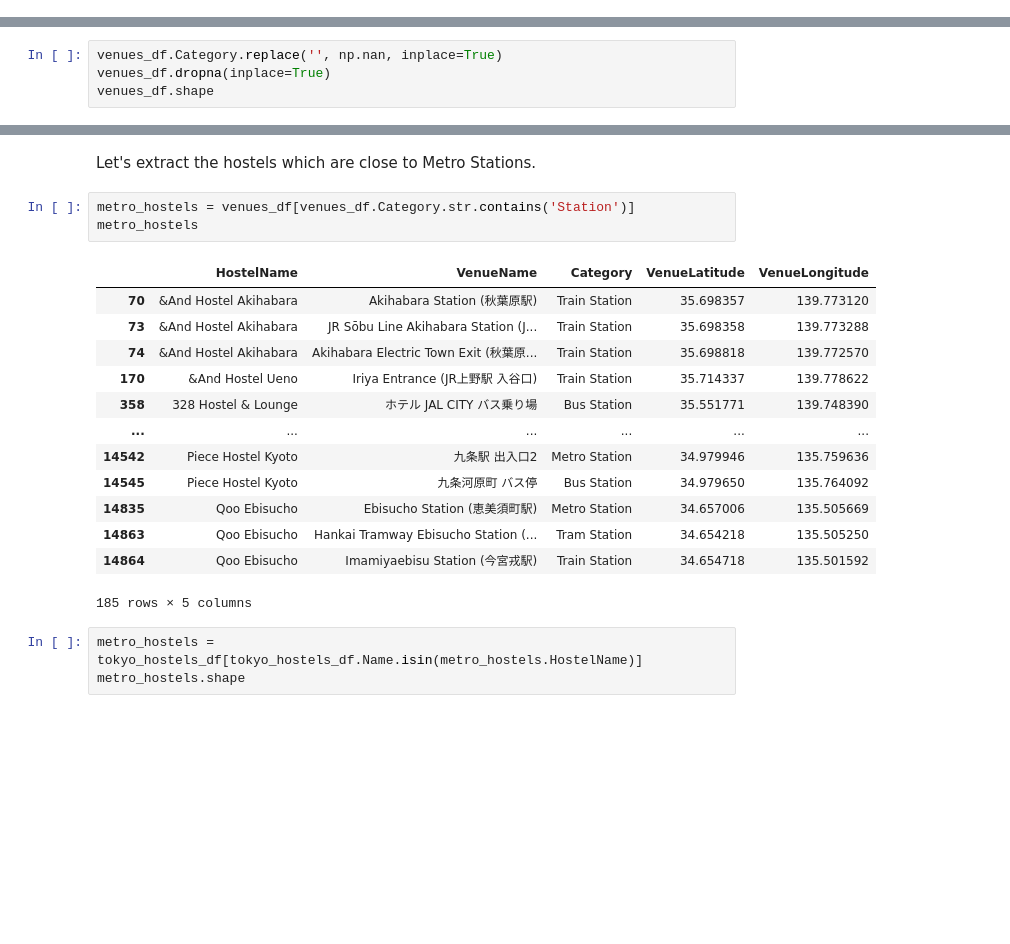
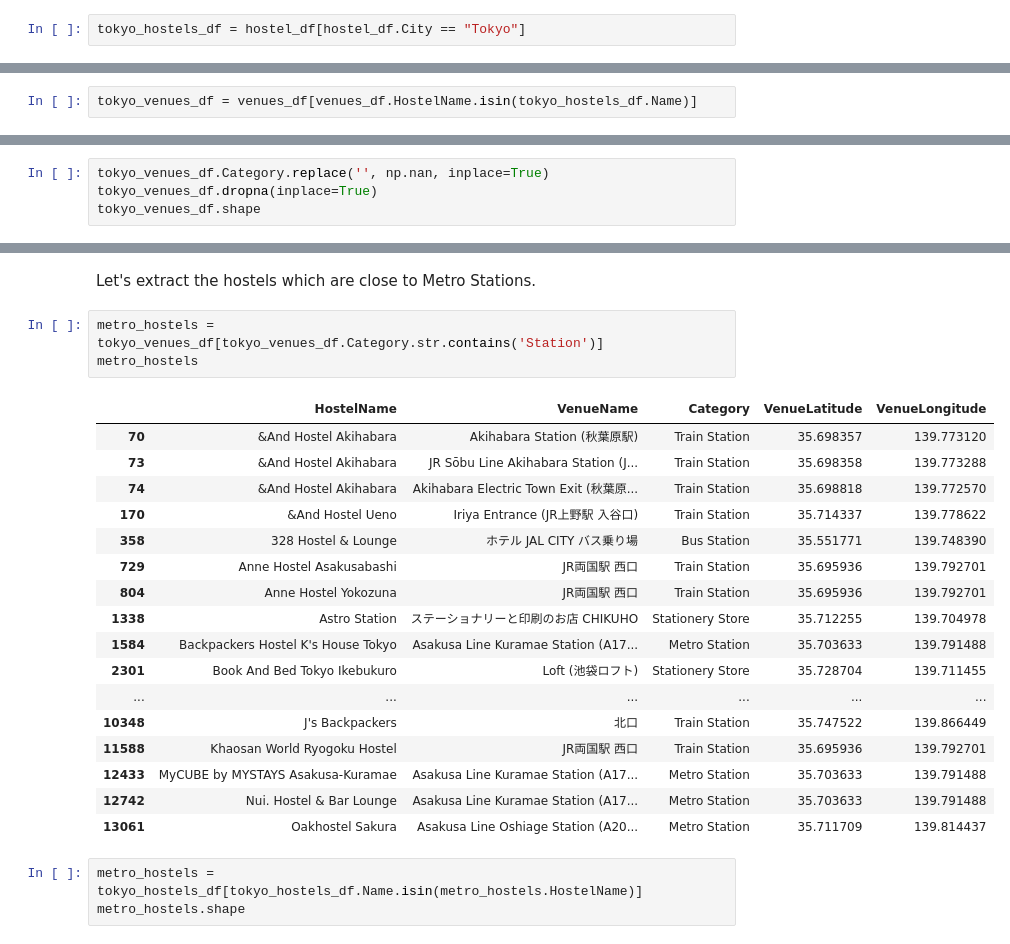
Before and after one commit to Haris-Ignatiadis/IBM-Data-Science-Capstone, a Jupyter notebook: Battle of Neighborhoods/The Battle of the Neighborhoods.ipynb, the cells around one changed output, grey strips where cells are left out. Cells and saved outputs as stored; diff of their text form; blank space fills up the shorter version.

```diff
--- a/Battle of Neighborhoods/The Battle of the Neighborhoods.ipynb
+++ b/Battle of Neighborhoods/The Battle of the Neighborhoods.ipynb
@@ -234,3 +236,5 @@ hostel_df.head()
+# %%
+tokyo_hostels_df = hostel_df[hostel_df.City == "Tokyo"]
 # %% [markdown]
 <br>Everything looks good here. Let's move on to fetch neighborhood data using Foursquare API.
 # %% [markdown]
@@ -327,0 +334,2 @@ venues_df.head()
+# %%
+tokyo_venues_df = venues_df[venues_df.HostelName.isin(tokyo_hostels_df.Name)]
@@ -628,7 +651,7 @@ CHLOROPLETH HOSTELS AND AREA. SHOW AREA WITH MOST HOSTELS
 # %% [markdown]
 We will remove rows with Empty VenueCategory
 # %%
-venues_df.Category.replace('', np.nan, inplace=True)
-venues_df.dropna(inplace=True)
-venues_df.shape
+tokyo_venues_df.Category.replace('', np.nan, inplace=True)
+tokyo_venues_df.dropna(inplace=True)
+tokyo_venues_df.shape
 # %% [output]
@@ -672,22 +702,26 @@ venues_df.groupby('HostelName').count()
 # %% [markdown]
 Let's extract the hostels which are close to Metro Stations.
 # %%
-metro_hostels = venues_df[venues_df.Category.str.contains('Station')]
+metro_hostels = tokyo_venues_df[tokyo_venues_df.Category.str.contains('Station')]
 metro_hostels
 # %% [output]
 |  | HostelName | VenueName | Category | VenueLatitude | VenueLongitude |
 | 70 | &And Hostel Akihabara | Akihabara Station (秋葉原駅) | Train Station | 35.698357 | 139.773120 |
 | 73 | &And Hostel Akihabara | JR Sōbu Line Akihabara Station (J... | Train Station | 35.698358 | 139.773288 |
 | 74 | &And Hostel Akihabara | Akihabara Electric Town Exit (秋葉原... | Train Station | 35.698818 | 139.772570 |
 | 170 | &And Hostel Ueno | Iriya Entrance (JR上野駅 入谷口) | Train Station | 35.714337 | 139.778622 |
 | 358 | 328 Hostel & Lounge | ホテル JAL CITY バス乗り場 | Bus Station | 35.551771 | 139.748390 |
+| 729 | Anne Hostel Asakusabashi | JR両国駅 西口 | Train Station | 35.695936 | 139.792701 |
+| 804 | Anne Hostel Yokozuna | JR両国駅 西口 | Train Station | 35.695936 | 139.792701 |
+| 1338 | Astro Station | ステーショナリーと印刷のお店 CHIKUHO | Stationery Store | 35.712255 | 139.704978 |
+| 1584 | Backpackers Hostel K's House Tokyo | Asakusa Line Kuramae Station (A17... | Metro Station | 35.703633 | 139.791488 |
+| 2301 | Book And Bed Tokyo Ikebukuro | Loft (池袋ロフト) | Stationery Store | 35.728704 | 139.711455 |
 | ... | ... | ... | ... | ... | ... |
-| 14542 | Piece Hostel Kyoto | 九条駅 出入口2 | Metro Station | 34.979946 | 135.759636 |
-| 14545 | Piece Hostel Kyoto | 九条河原町 バス停 | Bus Station | 34.979650 | 135.764092 |
-| 14835 | Qoo Ebisucho | Ebisucho Station (恵美須町駅) | Metro Station | 34.657006 | 135.505669 |
-| 14863 | Qoo Ebisucho | Hankai Tramway Ebisucho Station (... | Tram Station | 34.654218 | 135.505250 |
-| 14864 | Qoo Ebisucho | Imamiyaebisu Station (今宮戎駅) | Train Station | 34.654718 | 135.501592 |
+| 10348 | J's Backpackers | 北口 | Train Station | 35.747522 | 139.866449 |
+| 11588 | Khaosan World Ryogoku Hostel | JR両国駅 西口 | Train Station | 35.695936 | 139.792701 |
+| 12433 | MyCUBE by MYSTAYS Asakusa-Kuramae | Asakusa Line Kuramae Station (A17... | Metro Station | 35.703633 | 139.791488 |
+| 12742 | Nui. Hostel & Bar Lounge | Asakusa Line Kuramae Station (A17... | Metro Station | 35.703633 | 139.791488 |
+| 13061 | Oakhostel Sakura | Asakusa Line Oshiage Station (A20... | Metro Station | 35.711709 | 139.814437 |
-185 rows × 5 columns
 # %%
 metro_hostels = tokyo_hostels_df[tokyo_hostels_df.Name.isin(metro_hostels.HostelName)]
 metro_hostels.shape
```
Also changed, not shown: parts of 50 cells of this notebook, 3 other files.
